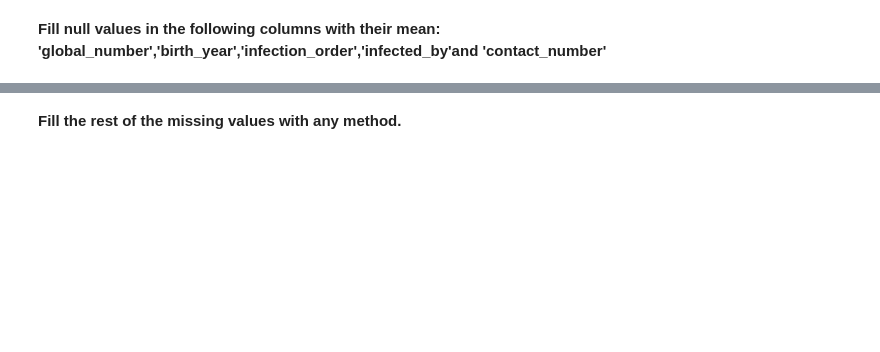
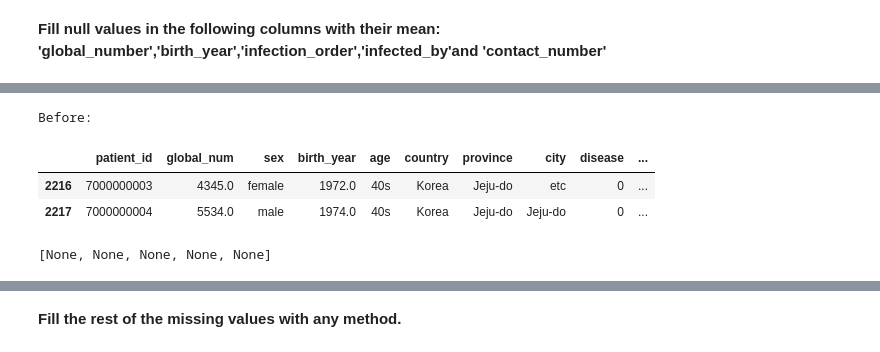
Before and after one commit to JasonCaldwellMBA/RandomForest_Covid_Case_Study, a Jupyter notebook: RandomForest_casestudy_covid19.ipynb, the cells around one changed output, grey strips where cells are left out. Saved outputs shown, nothing was run; the diff lists cells and outputs as text; code cells hidden in the pictures; blank space fills up the shorter version.

```diff
--- a/RandomForest_casestudy_covid19.ipynb
+++ b/RandomForest_casestudy_covid19.ipynb
@@ -115,0 +213,15 @@ df.info()
+# %%
+# Tail has more examples of na
+print("Before: ")
+df.tail(2)
+# %% [output]
+Before:
+|  | patient_id | global_num | sex | birth_year | age | country | province | city | disease | ... |
+| 2216 | 7000000003 | 4345.0 | female | 1972.0 | 40s | Korea | Jeju-do | etc | 0 | ... |
+| 2217 | 7000000004 | 5534.0 | male | 1974.0 | 40s | Korea | Jeju-do | Jeju-do | 0 | ... |
+# %%
+cols = ['global_num', 'birth_year', 'infection_order', 'infected_by', 'contact_number']
+
+[df[col].fillna(df[col].mean(), inplace=True) for col in cols]
+# %% [output]
+[None, None, None, None, None]
```
Also changed, not shown: parts of 18 cells of this notebook, 2 other files.
